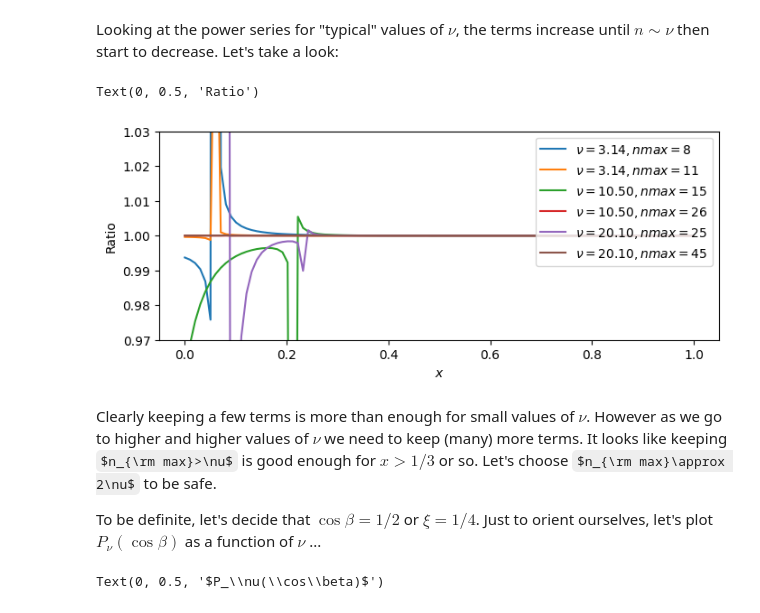
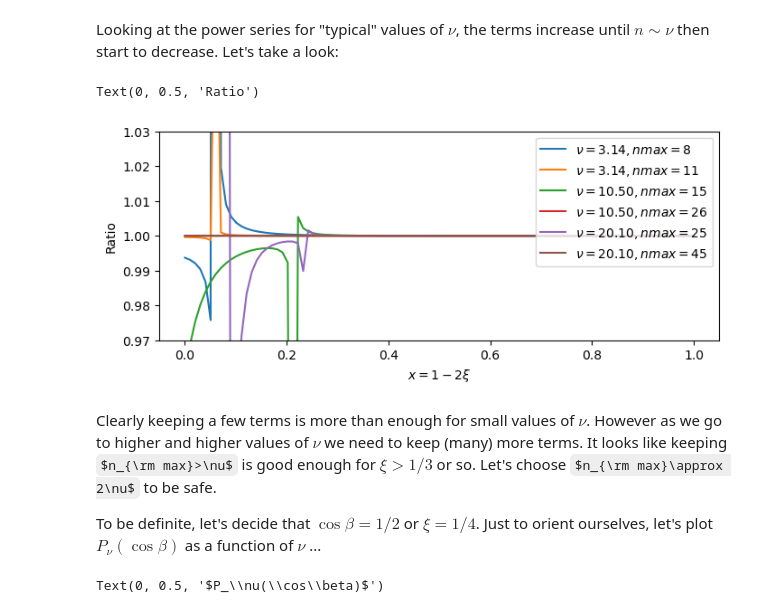
Before and after one commit to martinjameswhite/Notebooks, a Jupyter notebook: physics209/RootOfLegendre.ipynb, the cells around one changed output. Drawn from its saved outputs; the diff is of its cells as text; code cells hidden in the pictures; some formulas as TeX source.

```diff
--- a/physics209/RootOfLegendre.ipynb
+++ b/physics209/RootOfLegendre.ipynb
@@ -84,24 +84,24 @@ Looking at the power series for "typical" values of $\nu$, the terms increase un
 # %%
 # Let's compare our power series to "truth" for various
 # values of nmax and x.
 fig,ax = plt.subplots(1,1,figsize=(8,3))
 #
 xx = np.linspace(0,1.0,100)
 xi = 0.5*(1-xx)
 for nu in [np.pi,10.5,20.1]:
     ex = legendre_function(nu,xx)
     for nmax in [int(nu+5),int(2*nu+5)]:
         ap = frobenius_series(nu,nmax)(xi)
         ax.plot(xx,ap/ex,label=r'$\nu='+"{:4.2f}, nmax={:d}$".format(nu,nmax))
 ax.legend(loc=1)
 ax.set_ylim(0.97,1.03)
-ax.set_xlabel(r'$x$')
+ax.set_xlabel(r'$x=1-2\xi$')
 ax.set_ylabel(r'Ratio')
 # %% [output]
 Text(0, 0.5, 'Ratio')
-[figure, old version]
+[figure, new version]
 # %% [markdown]
-Clearly keeping a few terms is more than enough for small values of $\nu$.  However as we go to higher and higher values of $\nu$ we need to keep (many) more terms.  It looks like keeping $n_{\rm max}>\nu$ is good enough for $x>1/3$ or so.  Let's choose $n_{\rm max}\approx 2\nu$ to be safe.
+Clearly keeping a few terms is more than enough for small values of $\nu$.  However as we go to higher and higher values of $\nu$ we need to keep (many) more terms.  It looks like keeping $n_{\rm max}>\nu$ is good enough for $\xi>1/3$ or so.  Let's choose $n_{\rm max}\approx 2\nu$ to be safe.
 
 To be definite, let's decide that $\cos\beta=1/2$ or $\xi=1/4$.
 Just to orient ourselves, let's plot $P_\nu(\cos\beta)$ as a function of $\nu$ ...
```
Also changed, not shown: parts of 4 cells of this notebook.
